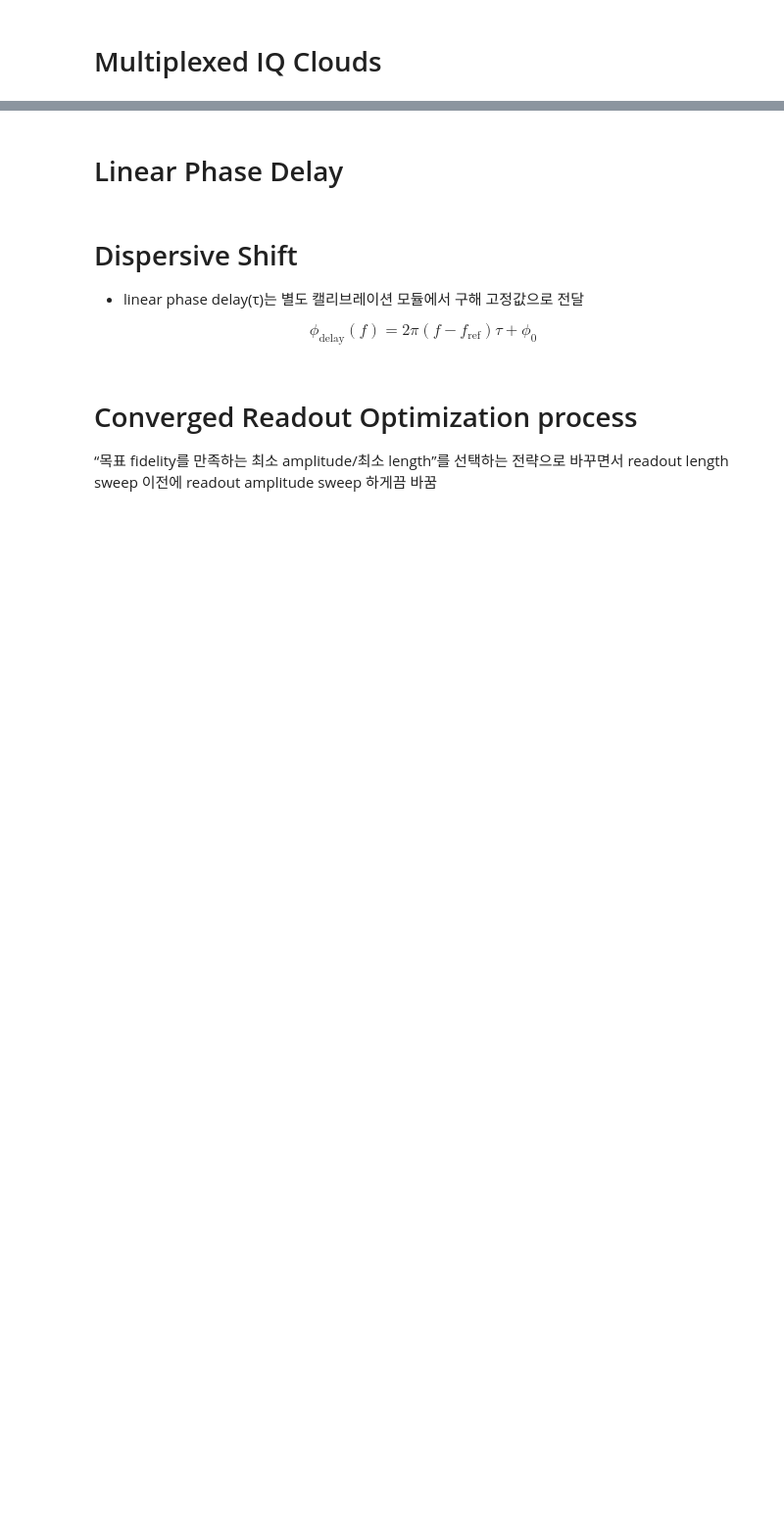
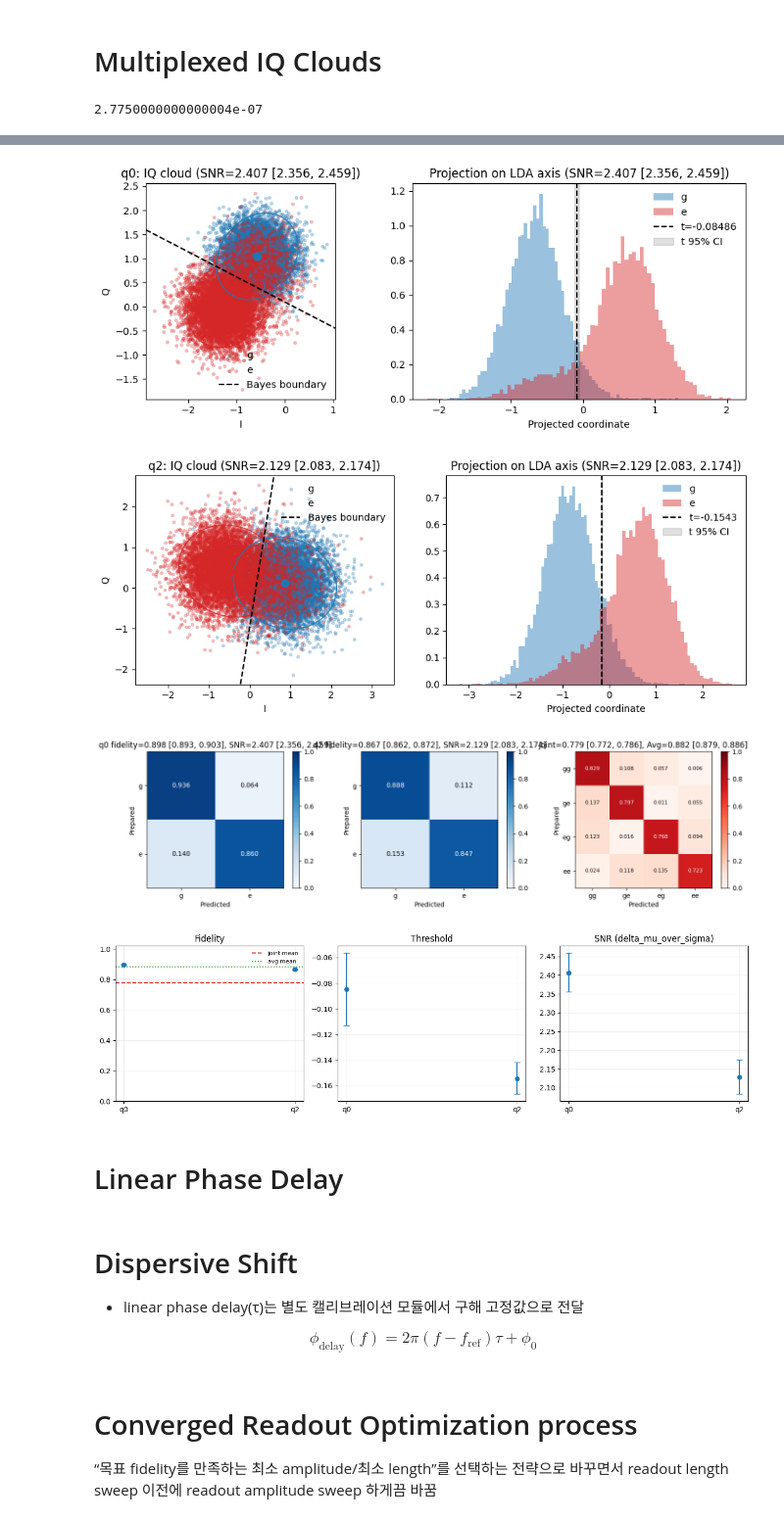
Before and after one commit to yalgaeahn/qubit-experiment, a Jupyter notebook: examples/selectiveRIP/readout_optimization.ipynb, the cells around one changed output, grey strips where cells are left out. Shown at 98% size. Drawn from its saved outputs; the diff is of its cells as text; code cells hidden in the pictures; blank space fills up the shorter version.

```diff
--- a/examples/selectiveRIP/readout_optimization.ipynb
+++ b/examples/selectiveRIP/readout_optimization.ipynb
@@ -379,13 +364,26 @@ qubits[0].readout_integration_parameters()
 # %% [markdown]
 # Multiplexed IQ Clouds
+# %%
+qubits[0].parameters.readout_integration_delay
+#qubits[2].parameters.readout_length
+
+
+#qubits[2].parameters.readout_range_in =0
+# %% [output]
+2.7750000000000004e-07
 # %%
 from experiments import iq_cloud_common, iq_cloud
 q = qubits[0]
-qq = qubits[1]
+qq = qubits[2]
 
 temporary_parameters = {}
 q_temp_pars = deepcopy(q.parameters)
 qq_temp_pars = deepcopy(qq.parameters)
+
+q_temp_pars.readout_integration_delay = 180e-9
+qq_temp_pars.readout_integration_delay= 180e-9
+q_temp_pars.readout_length = 1.6e-6
+qq_temp_pars.readout_length = 1.6e-6
 temporary_parameters[q.uid] = q_temp_pars
 temporary_parameters[qq.uid] = qq_temp_pars
 #######################################################################
@@ -402,3 +400,4 @@ iq_result = iq_cloud.experiment_workflow(
     temporary_parameters=temporary_parameters,
     options=options,
 ).run()
+# %% [output]
@@ -405,3 +421,7 @@ iq_result = iq_cloud.experiment_workflow(
+[figure, added]
+[figure, added]
+[figure, added]
+[figure, added]
 # %% [markdown]
 # Linear Phase Delay
 # %%
```
Also changed, not shown: parts of 25 cells of this notebook, 15 other files.
